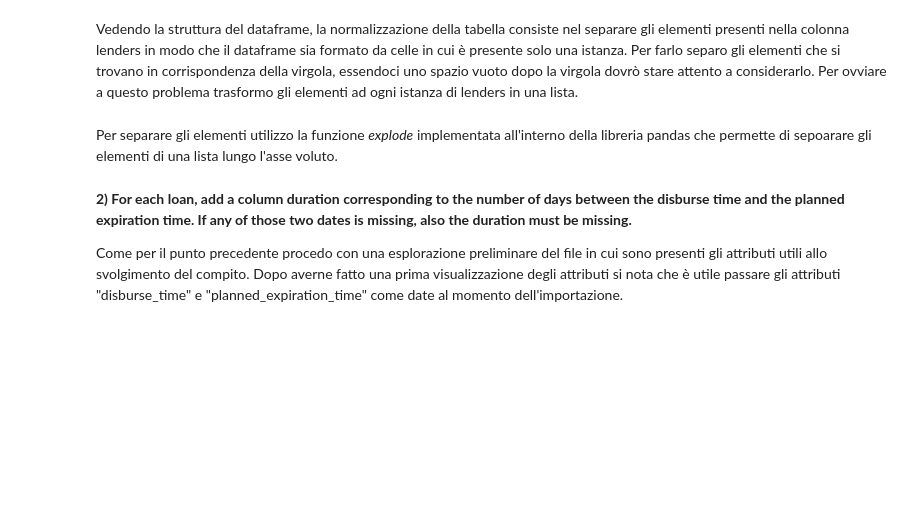
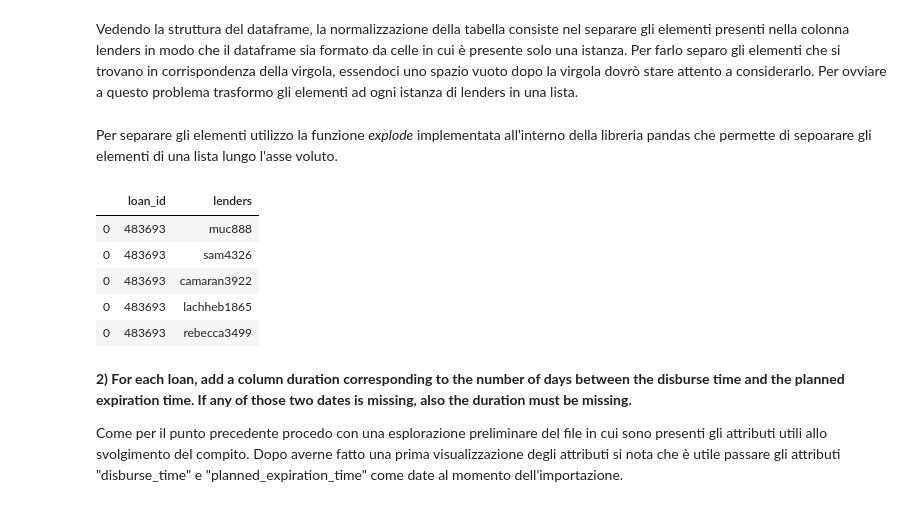
Before and after one commit to Chri1629/cs_project, a Jupyter notebook: esame_chri.ipynb, the cells around one changed output. Saved outputs shown, nothing was run; the diff lists cells and outputs as text; code cells hidden in the pictures; blank space fills up the shorter version.

```diff
--- a/esame_chri.ipynb
+++ b/esame_chri.ipynb
@@ -44,7 +44,14 @@ Per separare gli elementi utilizzo la funzione *explode* implementata all'intern
 loans_lenders_norm = loans_lenders.explode('lenders')
 # %%
 # Decommentare questa riga per vedere i risultati.
-#loans_lenders_norm.head()
+loans_lenders_norm.head()
+# %% [output]
+|  | loan_id | lenders |
+| 0 | 483693 | muc888 |
+| 0 | 483693 | sam4326 |
+| 0 | 483693 | camaran3922 |
+| 0 | 483693 | lachheb1865 |
+| 0 | 483693 | rebecca3499 |
 # %% [markdown]
 **2) For each loan, add a column duration corresponding to the number of days between the disburse time and the planned expiration time. If any of those two dates is missing, also the duration must be missing.**
 
```
Also changed, not shown: parts of 11 cells of this notebook.
